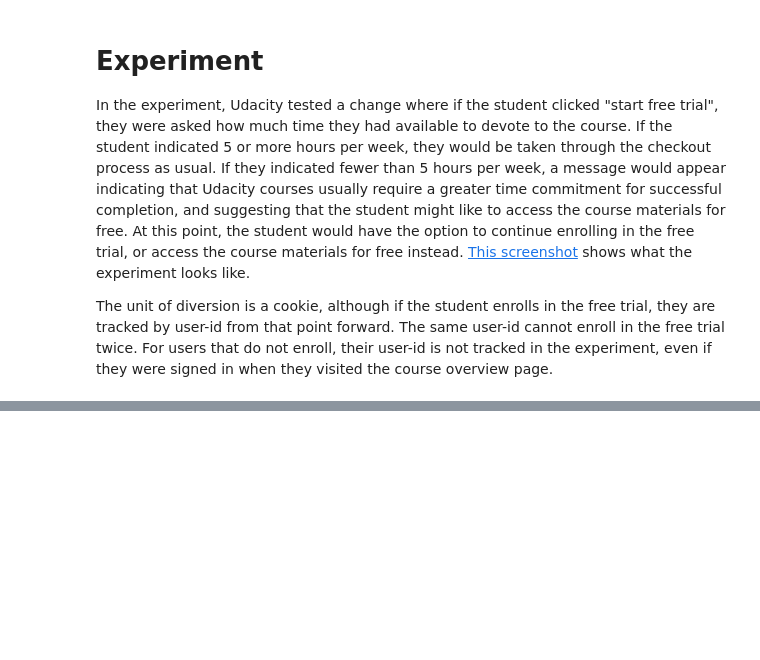
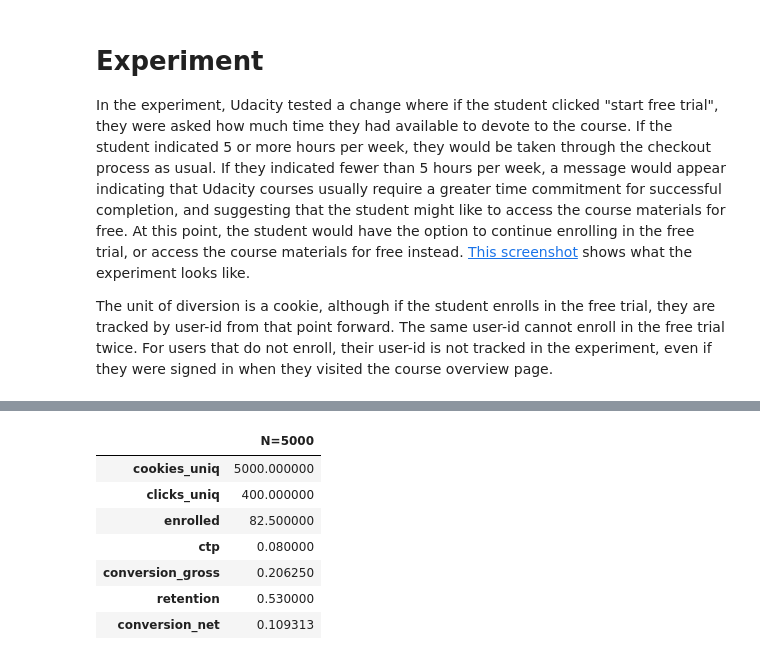
Before and after one commit to Germoe/sandbox, a Jupyter notebook: casestudies/udacity_ab_experiment/AB Experiment in Python.ipynb, the cells around one changed output, grey strips where cells are left out. Cells and saved outputs as stored; diff of their text form; code cells hidden in the pictures; blank space fills up the shorter version.

```diff
--- a/casestudies/udacity_ab_experiment/AB Experiment in Python.ipynb
+++ b/casestudies/udacity_ab_experiment/AB Experiment in Python.ipynb
@@ -72,0 +139,17 @@ NOTE: $d_{min}$ is the difference necessary to be practically significant.
+# %%
+# Reduce counts to 5000 cookies (i.e. divide  each count by 8)
+baseline.loc[['cookies_uniq','clicks_uniq','enrolled'],'N=5000'] = baseline['N=40000'] / 8
+
+# Probabilities don't change by changing the counts proportionally
+baseline.loc[['ctp','conversion_gross','retention','conversion_net'],'N=5000'] = baseline.loc[['ctp','conversion_gross','retention','conversion_net'],'N=40000']
+
+baseline.loc[:,['N=5000']]
+# %% [output]
+|  | N=5000 |
+| cookies_uniq | 5000.000000 |
+| clicks_uniq | 400.000000 |
+| enrolled | 82.500000 |
+| ctp | 0.080000 |
+| conversion_gross | 0.206250 |
+| retention | 0.530000 |
+| conversion_net | 0.109313 |
```
Also changed, not shown: parts of 35 cells of this notebook.
